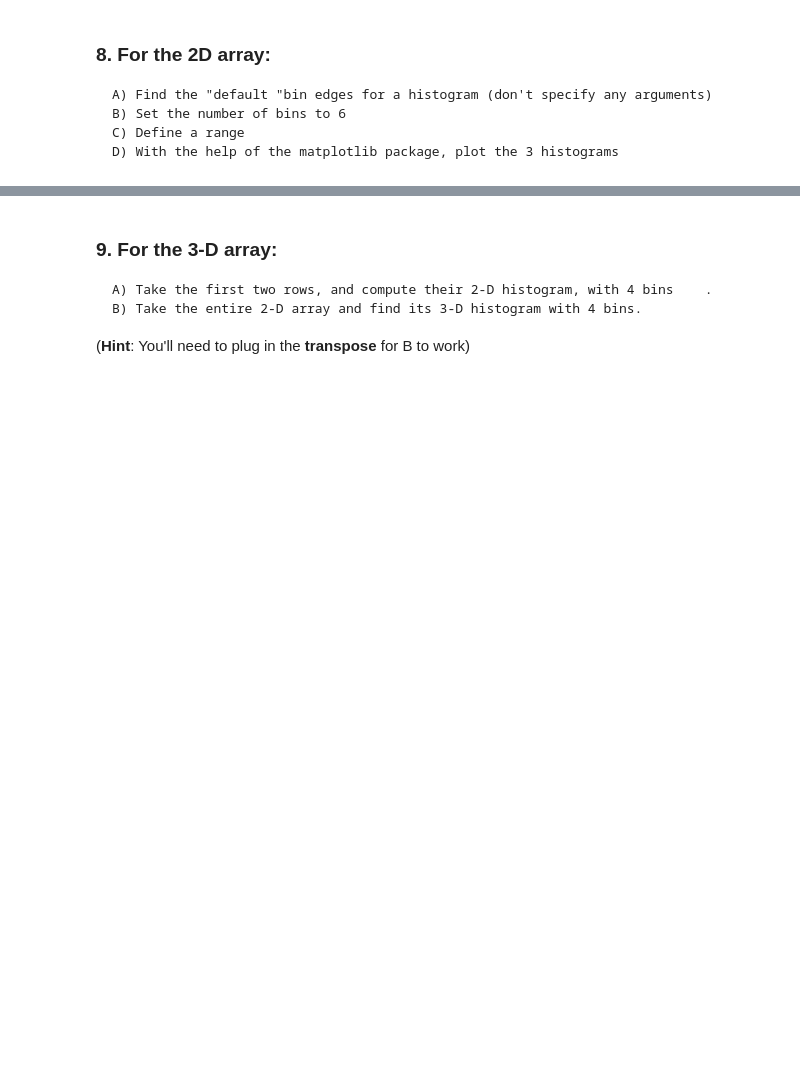
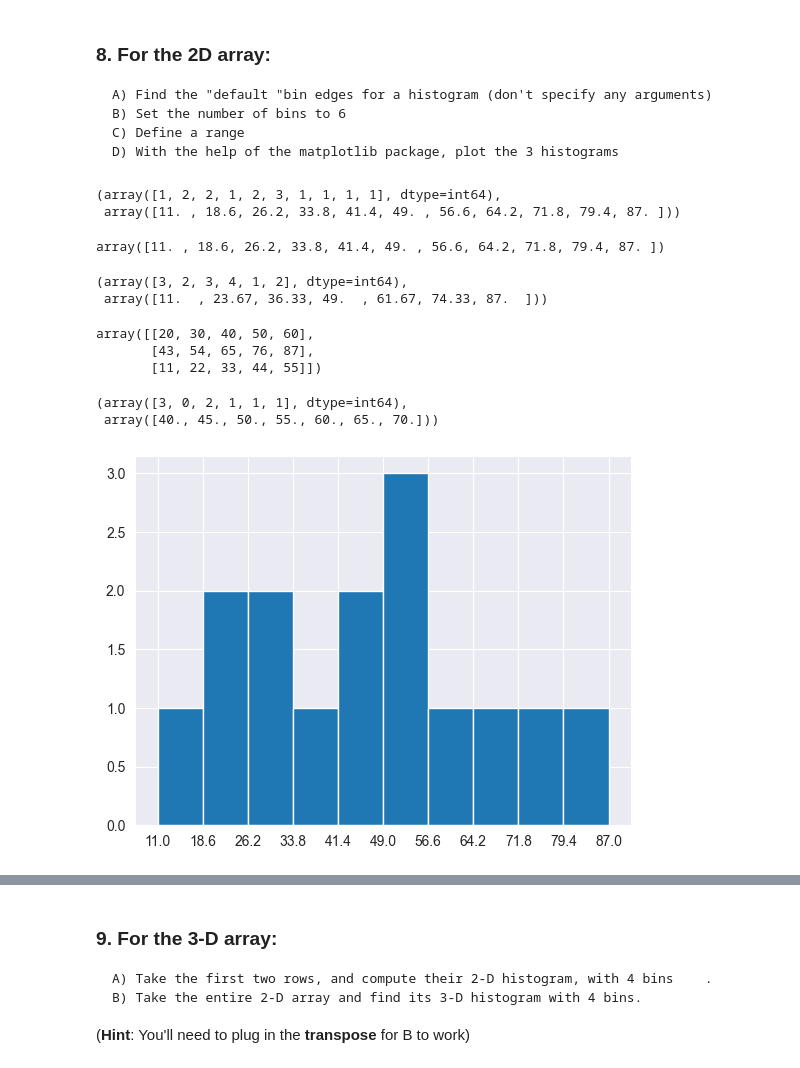
Before and after one commit to jmonti-gh/365DS_jm, a Jupyter notebook: 7_Data_Prepro_Numpy/7_9_Statistics-With-NumPy-Exercise.ipynb, the cells around one changed output, grey strips where cells are left out. Saved outputs shown, nothing was run; the diff lists cells and outputs as text; code cells hidden in the pictures; blank space fills up the shorter version.

```diff
--- a/7_Data_Prepro_Numpy/7_9_Statistics-With-NumPy-Exercise.ipynb
+++ b/7_Data_Prepro_Numpy/7_9_Statistics-With-NumPy-Exercise.ipynb
@@ -237,3 +324,35 @@ def per_quan_med ()
     B) Set the number of bins to 6
     C) Define a range
     D) With the help of the matplotlib package, plot the 3 histograms
+# %%
+display(h10:= np.histogram(array_2D))
+h10[1]
+# %% [output]
+(array([1, 2, 2, 1, 2, 3, 1, 1, 1, 1], dtype=int64),
+ array([11. , 18.6, 26.2, 33.8, 41.4, 49. , 56.6, 64.2, 71.8, 79.4, 87. ]))
+array([11. , 18.6, 26.2, 33.8, 41.4, 49. , 56.6, 64.2, 71.8, 79.4, 87. ])
+# %%
+display(h6:= np.histogram(array_2D, bins=6))
+# %% [output]
+(array([3, 2, 3, 4, 1, 2], dtype=int64),
+ array([11.  , 23.67, 36.33, 49.  , 61.67, 74.33, 87.  ]))
+# %%
+display(array_2D)
+display(hrng:= np.histogram(array_2D, bins=6, range=(40,70)))
+# %% [output]
+array([[20, 30, 40, 50, 60],
+       [43, 54, 65, 76, 87],
+       [11, 22, 33, 44, 55]])
+(array([3, 0, 2, 1, 1, 1], dtype=int64),
+ array([40., 45., 50., 55., 60., 65., 70.]))
+# %%
+# JM w/matplotlib and w/seaborn
+import matplotlib.pyplot as plt
+import seaborn as sns
+sns.set_style('darkgrid')
+# %%
+plt.hist(array_2D.flat, bins=np.histogram(array_2D)[1])
+plt.xticks(np.histogram(array_2D)[1])
+plt.show()
+# %% [output]
+[figure, added]
```
Also changed, not shown: parts of 20 cells of this notebook.
